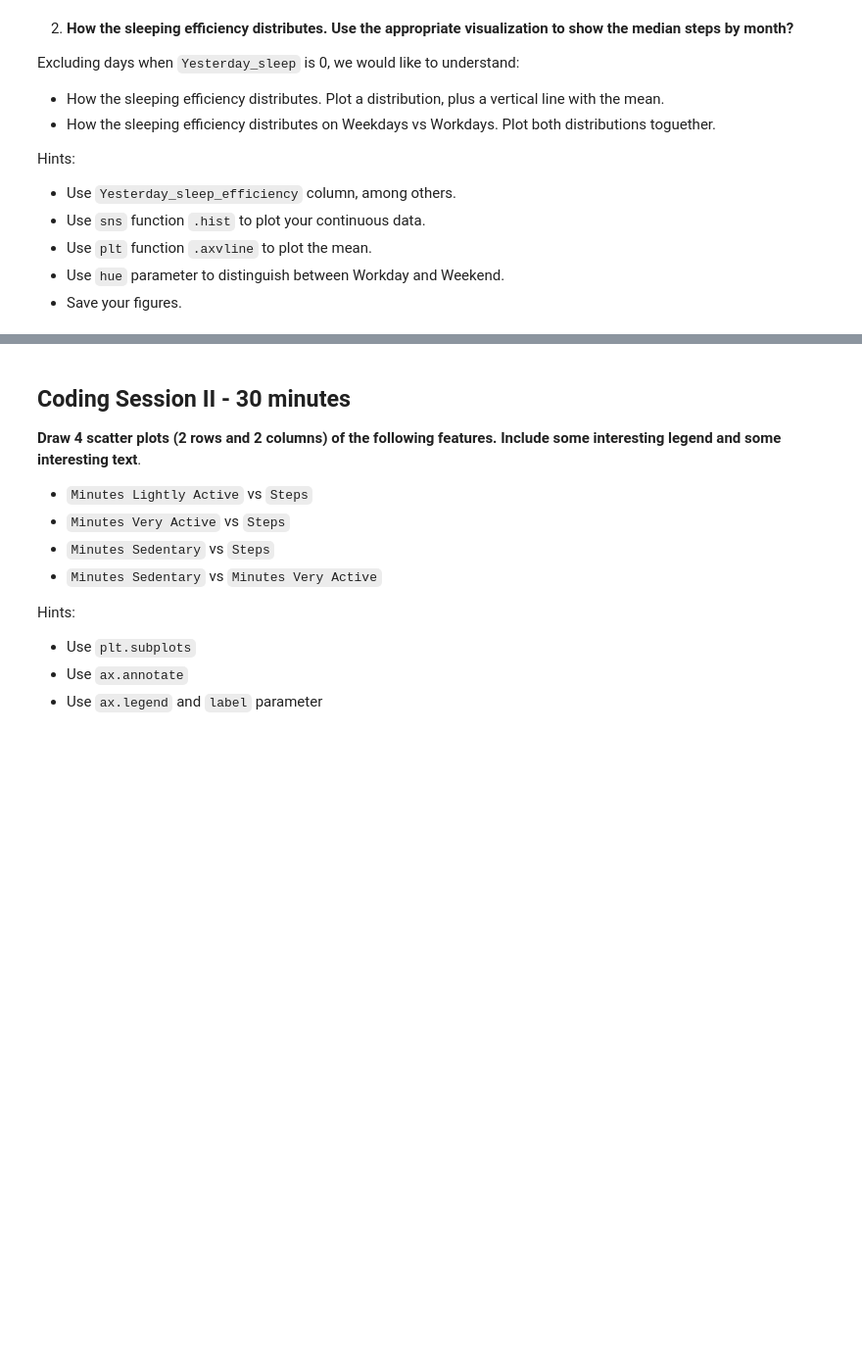
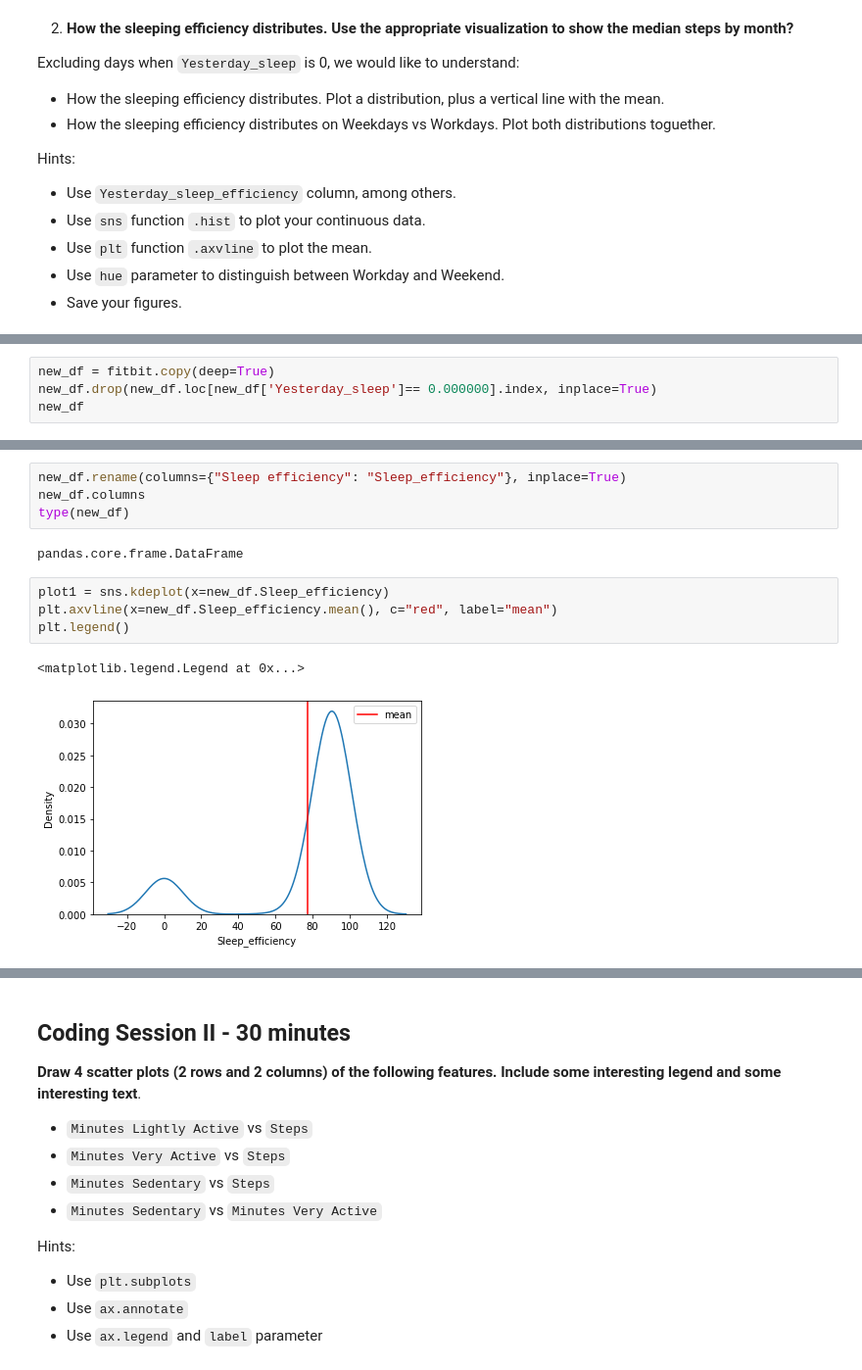
Before and after one commit to Ironhack-Data-Madrid-Marzo-2021/lab-visualization-extra, a Jupyter notebook: our_code.ipynb, the cells around one changed output, grey strips where cells are left out. Shown at 98% size. Drawn from its saved outputs; the diff is of its cells as text; blank space fills up the shorter version.

```diff
--- a/our_code.ipynb
+++ b/our_code.ipynb
@@ -52,0 +74,4 @@ Hints:
+# %%
+new_df = fitbit.copy(deep=True)
+new_df.drop(new_df.loc[new_df['Yesterday_sleep']== 0.000000].index, inplace=True)
+new_df
@@ -52,0 +105,13 @@ Hints:
+# %%
+new_df.rename(columns={"Sleep efficiency": "Sleep_efficiency"}, inplace=True)
+new_df.columns
+type(new_df)
+# %% [output]
+pandas.core.frame.DataFrame
+# %%
+plot1 = sns.kdeplot(x=new_df.Sleep_efficiency)
+plt.axvline(x=new_df.Sleep_efficiency.mean(), c="red", label="mean")
+plt.legend()
+# %% [output]
+<matplotlib.legend.Legend at 0x...>
+[figure, added]
```
Also changed, not shown: parts of 20 cells of this notebook.
